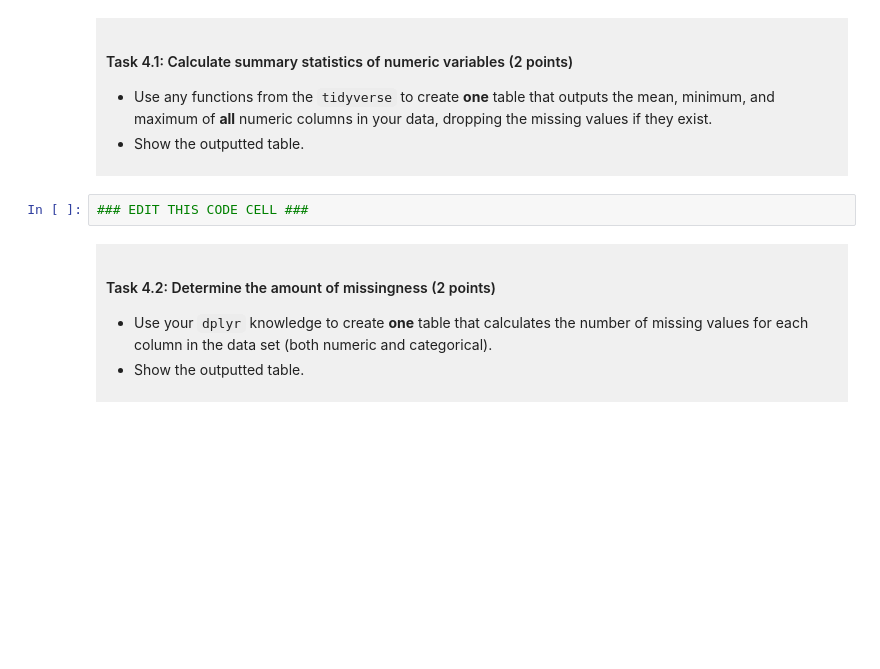
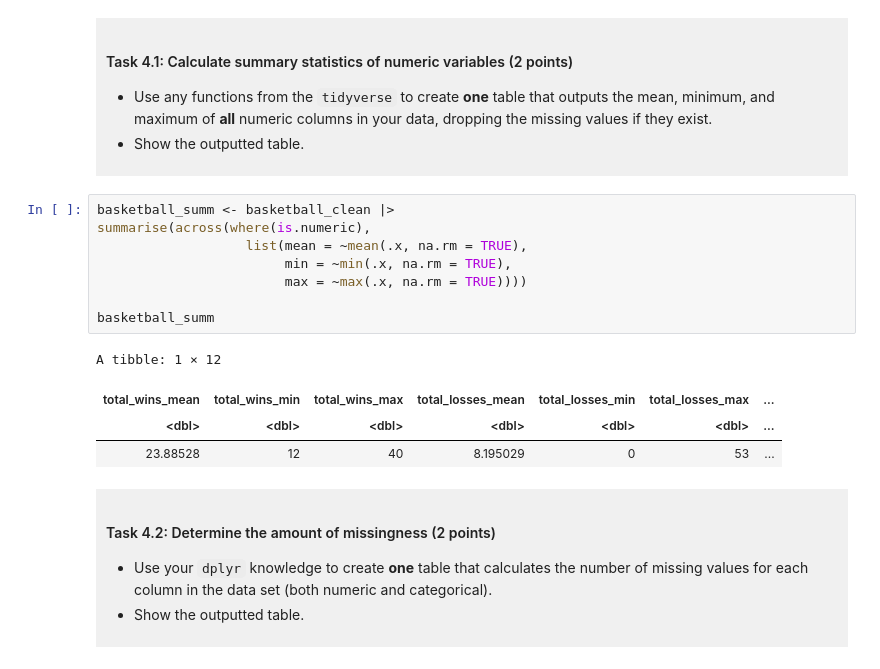
Before and after one commit to cliomilwright-sys/dsci-100-project-clio-milwright, a Jupyter notebook: dsci-100-project-notebook.ipynb, the cells around one changed output. Saved outputs shown, nothing was run; the diff lists cells and outputs as text; blank space fills up the shorter version.

```diff
--- a/dsci-100-project-notebook.ipynb
+++ b/dsci-100-project-notebook.ipynb
@@ -218,7 +265,18 @@ You will refine your research question (if needed) and produce a tidy data set.
 
 </div>
 # %%
-### EDIT THIS CODE CELL ###
+basketball_summ <- basketball_clean |>
+summarise(across(where(is.numeric),
+                   list(mean = ~mean(.x, na.rm = TRUE),
+                        min = ~min(.x, na.rm = TRUE),
+                        max = ~max(.x, na.rm = TRUE))))
+
+basketball_summ
+# %% [output]
+A tibble: 1 × 12
+| total_wins_mean | total_wins_min | total_wins_max | total_losses_mean | total_losses_min | total_losses_max | ... |
+| <dbl> | <dbl> | <dbl> | <dbl> | <dbl> | <dbl> | ... |
+| 23.88528 | 12 | 40 | 8.195029 | 0 | 53 | ... |
 # %% [markdown]
 <div style="background-color: #f0f0f0; padding: 10px;">
 
```
Also changed, not shown: parts of 5 cells of this notebook.
